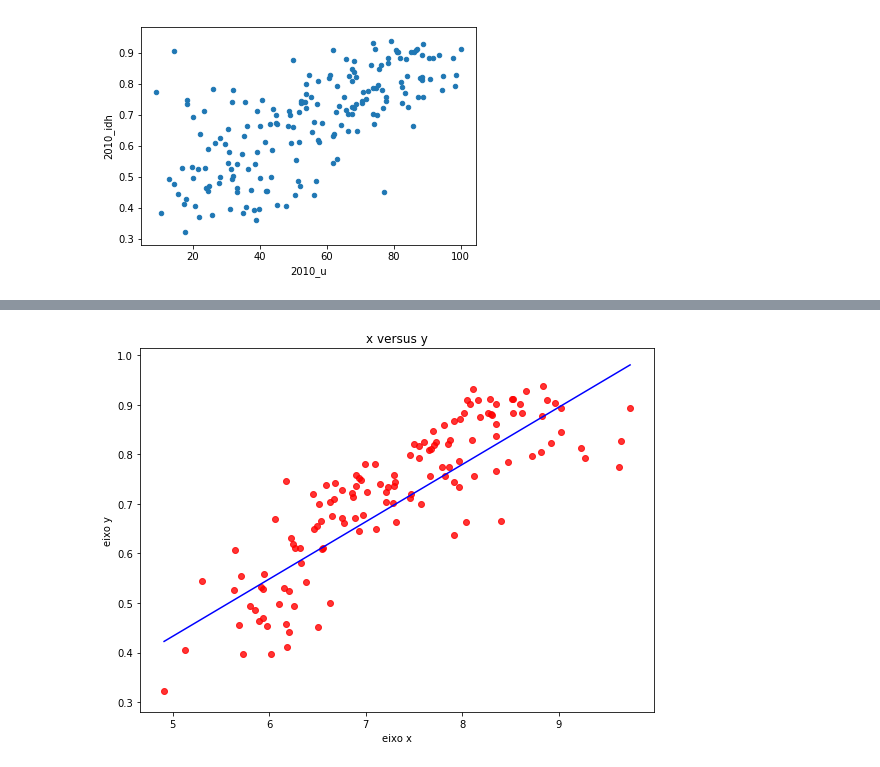
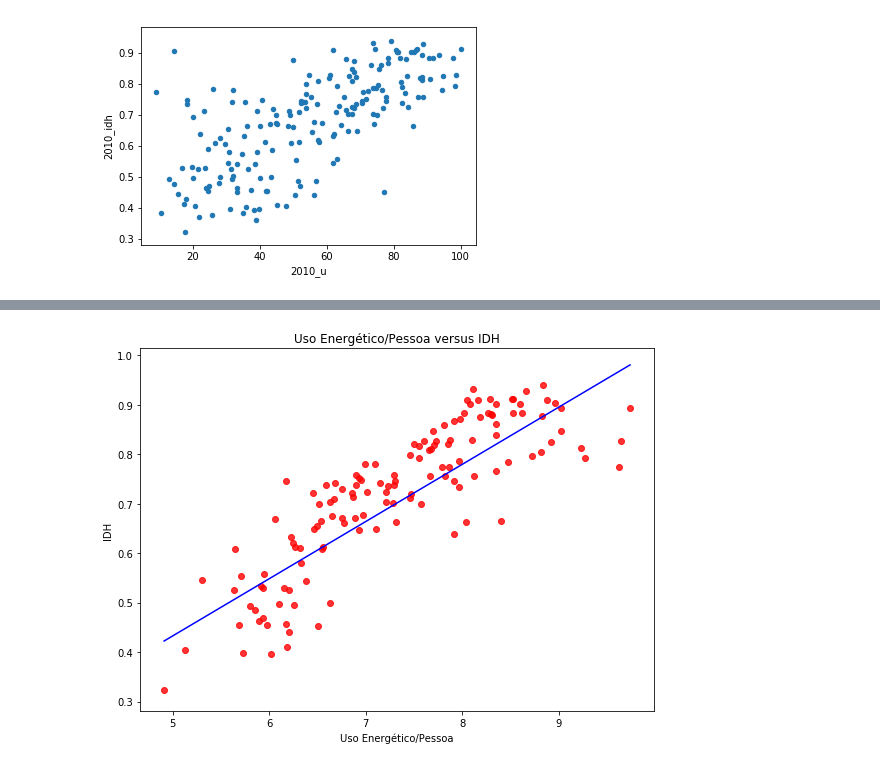
Before and after one commit to APaiva1999/Projeto-1-CieDad, a Jupyter notebook: Untitled2.ipynb, the cells around one changed output, grey strips where cells are left out. Cells and saved outputs as stored; diff of their text form; code cells hidden in the pictures.

```diff
--- a/Untitled2.ipynb
+++ b/Untitled2.ipynb
@@ -21,10 +38,8 @@ idh_idx=idh_2010.set_index('Países')
 dv1=idh_idx.join(e_idx, how='inner', lsuffix='_idh', rsuffix='_e')
 dv2=dv1.join(u_idx,how='right',rsuffix='_u')
 dv1["2010_e_log"] = np.log(dv1["2010_e"])
-dv1.rename(columns={dv1.columns[0]:'IDH'},inplace=True)
-dv1.rename(columns={dv1.columns[1]:'Eletricity Use per Person'},inplace=True)
-dv2.rename(columns={dv2.columns[0]:'IDH'},inplace=True)
-dv2.rename(columns={dv2.columns[1]:'Eletricity Use per Person'},inplace=True)
-dv2.rename(columns={dv2.columns[2]:'Urban Population(%)'},inplace=True)
-dv1
+dv2.rename(columns={dv2.columns[2]:"2010_u"},inplace=True)
+dv1["2010_u_log"]= np.log(dv2["2010_u"])
+dv1[]
+dv2
 # %% [output]
@@ -58,22 +73,3 @@ dv2.plot.scatter(x="Urban Population(%)", y =  "2010_idh", loglog=False)
 # %% [output]
 <matplotlib.axes._subplots.AxesSubplot at 0x...>
 [figure]
-# %%
-def reta(dados_x, dados_y):
-    a = dados_y.cov(dados_x) / dados_x.var()
-    b = dados_y.mean() - a*dados_x.mean()
-
-    print('Ajuste linear entre X3 e X4:')
-    print('Coeficiente linear:', b)
-    print('Coeficiente angular:', a)
-
-    fig = plt.figure(figsize=(8, 6))
-    plt.scatter(dados_x, dados_y, c='red', alpha=0.8)
-    plt.title('x versus y')
-    plt.xlabel('eixo x')
-    plt.ylabel('eixo y')
-
-    plt.plot((dados_x.min(), dados_x.max()), (a*dados_x.min()+b, a*dados_x.max()+b), color='blue')
-
-    plt.tight_layout()
-    plt.show()
@@ -80,3 +79,3 @@ def reta(dados_x, dados_y):
 # %%
-reta(dv1["2010_e_log"], dv1["IDH"],)
+reta(dv1["2010_e_log"], dv1["2010_idh"], "Uso Energético/Pessoa", "IDH")
 # %% [output]
@@ -86 +85 @@ Coeficiente angular: 0.1155828441894263
-[figure, old version]
+[figure, new version]
```
Also changed, not shown: parts of 11 cells of this notebook.
